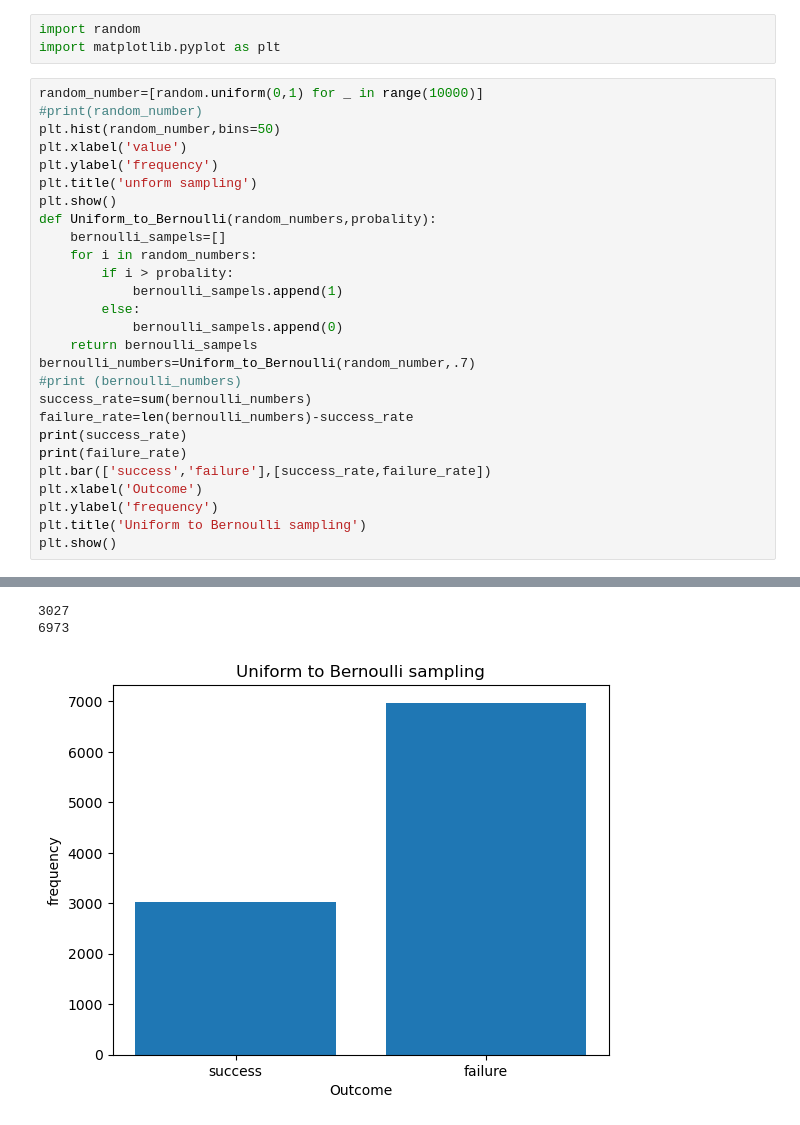
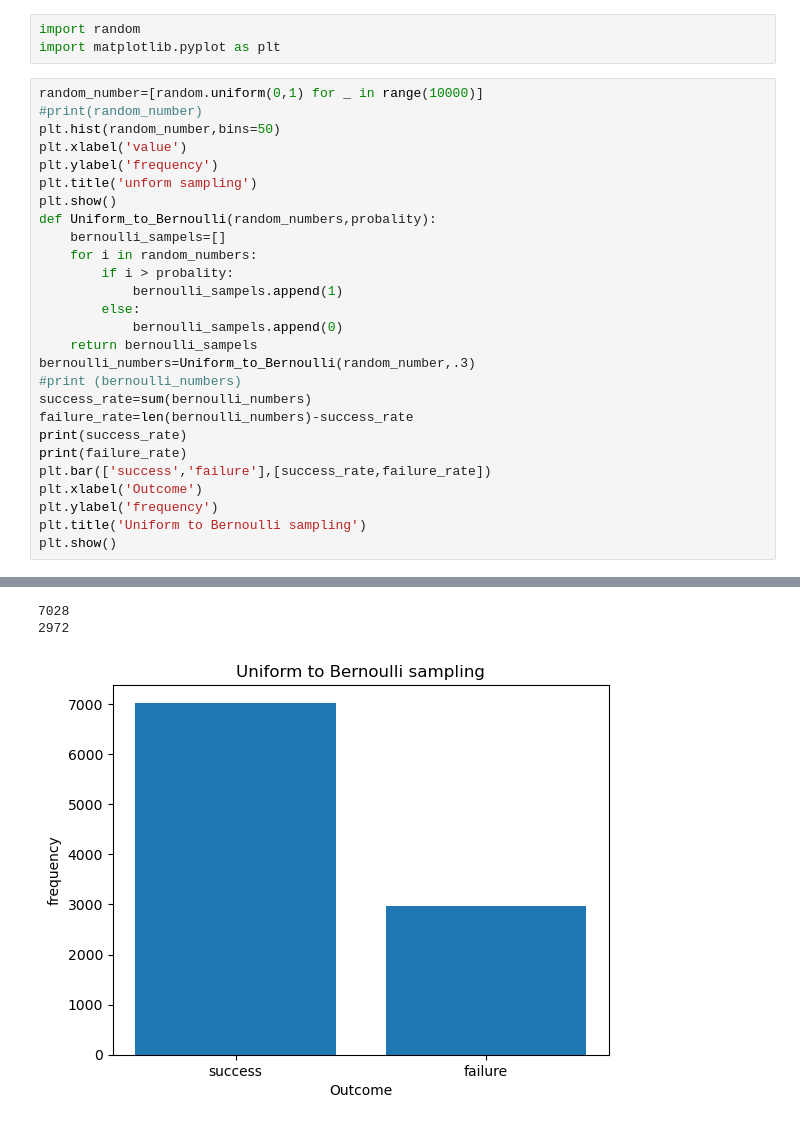
Before and after one commit to rishabh-mondal/probablity, a Jupyter notebook: uniform.ipynb, the cells around one changed output, grey strips where cells are left out. Drawn from its saved outputs; the diff is of its cells as text.

```diff
--- a/uniform.ipynb
+++ b/uniform.ipynb
@@ -17,7 +17,7 @@ def Uniform_to_Bernoulli(random_numbers,probality):
         else:
             bernoulli_sampels.append(0)
     return bernoulli_sampels
-bernoulli_numbers=Uniform_to_Bernoulli(random_number,.7)
+bernoulli_numbers=Uniform_to_Bernoulli(random_number,.3)
 #print (bernoulli_numbers)
 success_rate=sum(bernoulli_numbers)
 failure_rate=len(bernoulli_numbers)-success_rate
@@ -33,6 +33,6 @@ plt.show()
-3027
-6973
+7028
+2972
-[figure, old version]
+[figure, new version]
 # %%
 def genarte_sampels(a,b):
     random_number=random.random()
```
Also changed, not shown: parts of 3 cells of this notebook.
